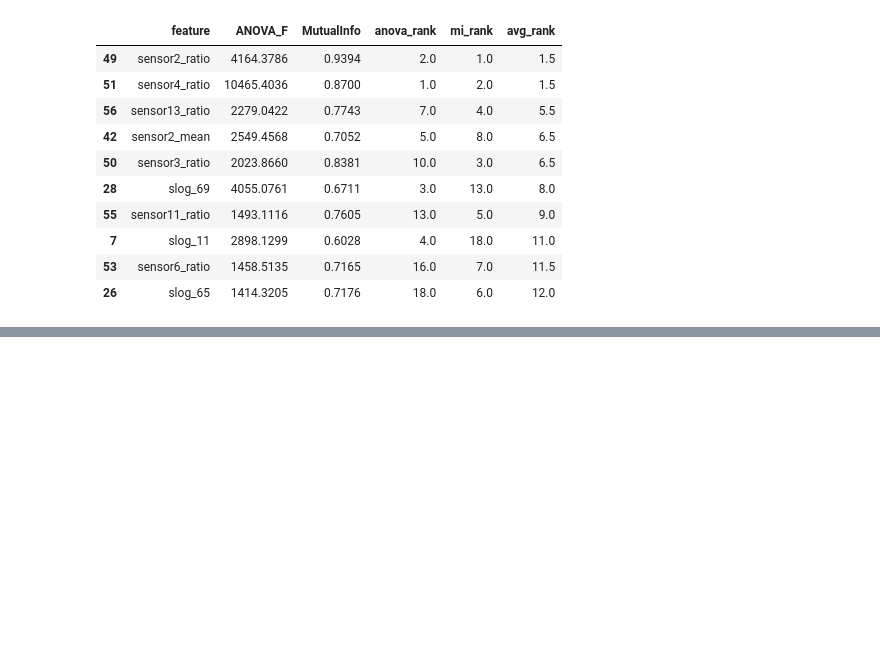
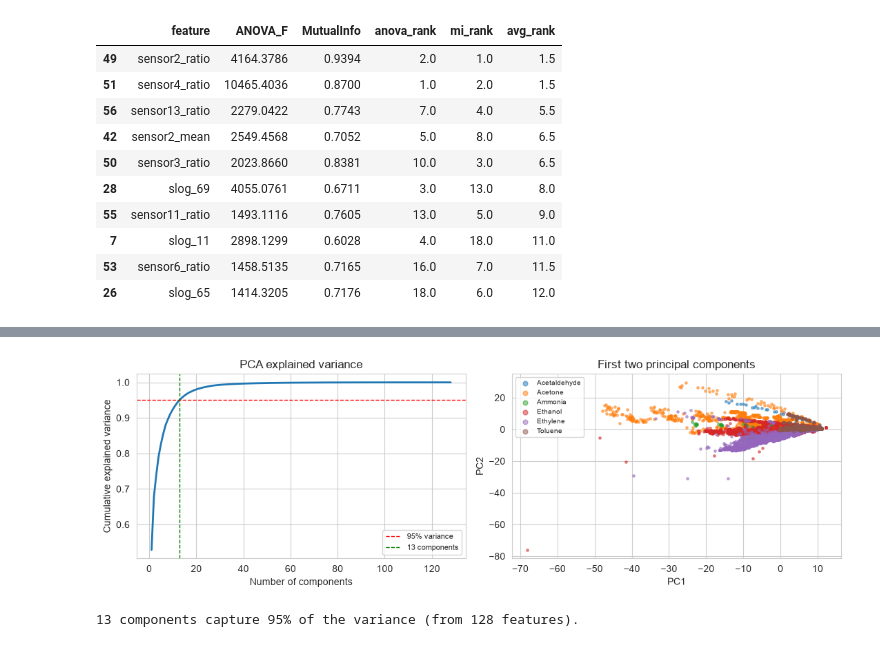
Before and after one commit to IT21361036/FML-Assignment, a Jupyter notebook: FML_Assignment.ipynb, the cells around one changed output, grey strips where cells are left out. Saved outputs shown, nothing was run; the diff lists cells and outputs as text; code cells hidden in the pictures; blank space fills up the shorter version.

```diff
--- a/FML_Assignment.ipynb
+++ b/FML_Assignment.ipynb
@@ -285,0 +292,23 @@ Selected top 40 features by average ANOVA+MI rank.
+# %%
+pca_full = PCA().fit(X_train_s)
+cum = np.cumsum(pca_full.explained_variance_ratio_)
+n95 = int(np.argmax(cum >= 0.95) + 1)
+
+fig, ax = plt.subplots(1, 2, figsize=(11, 3.6))
+ax[0].plot(range(1, len(cum)+1), cum, lw=2)
+ax[0].axhline(0.95, color="r", ls="--", lw=1, label="95% variance")
+ax[0].axvline(n95, color="g", ls="--", lw=1, label=f"{n95} components")
+ax[0].set_xlabel("Number of components"); ax[0].set_ylabel("Cumulative explained variance")
+ax[0].set_title("PCA explained variance"); ax[0].legend(fontsize=8)
+
+p2 = PCA(n_components=2, random_state=RANDOM_STATE).fit_transform(X_train_s)
+for g in np.unique(y_train):
+    m = y_train == g
+    ax[1].scatter(p2[m, 0], p2[m, 1], s=6, alpha=.5, label=g)
+ax[1].set_xlabel("PC1"); ax[1].set_ylabel("PC2"); ax[1].set_title("First two principal components")
+ax[1].legend(fontsize=7, markerscale=2)
+plt.tight_layout(); plt.show()
+print(f"{n95} components capture 95% of the variance (from 128 features).")
+# %% [output]
+[figure, added]
+13 components capture 95% of the variance (from 128 features).
```
Also changed, not shown: parts of 1 cell of this notebook.
